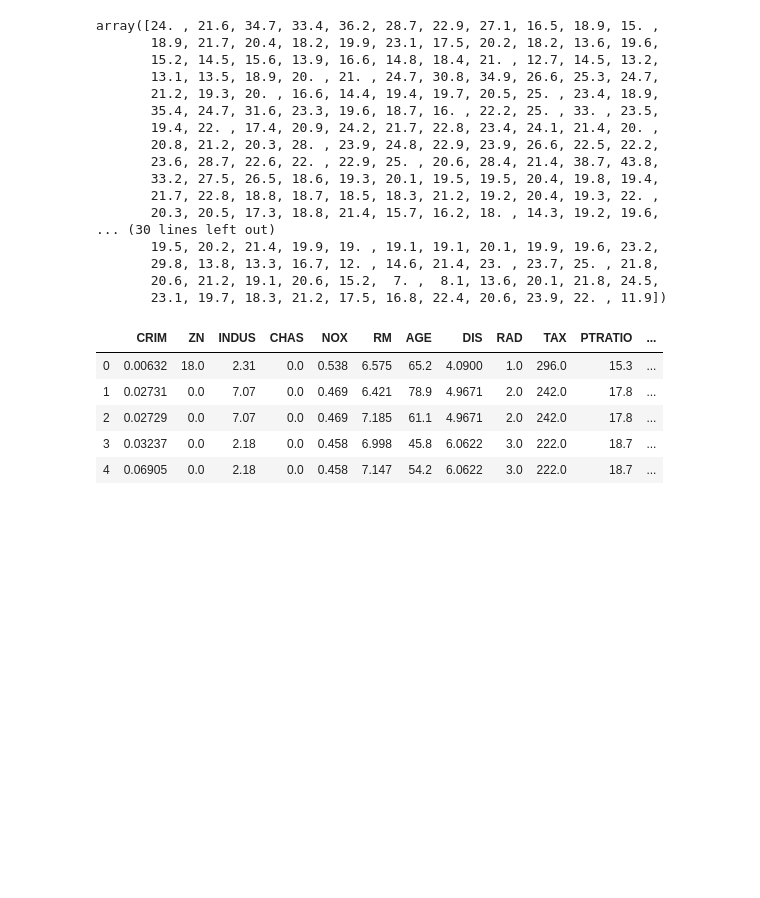
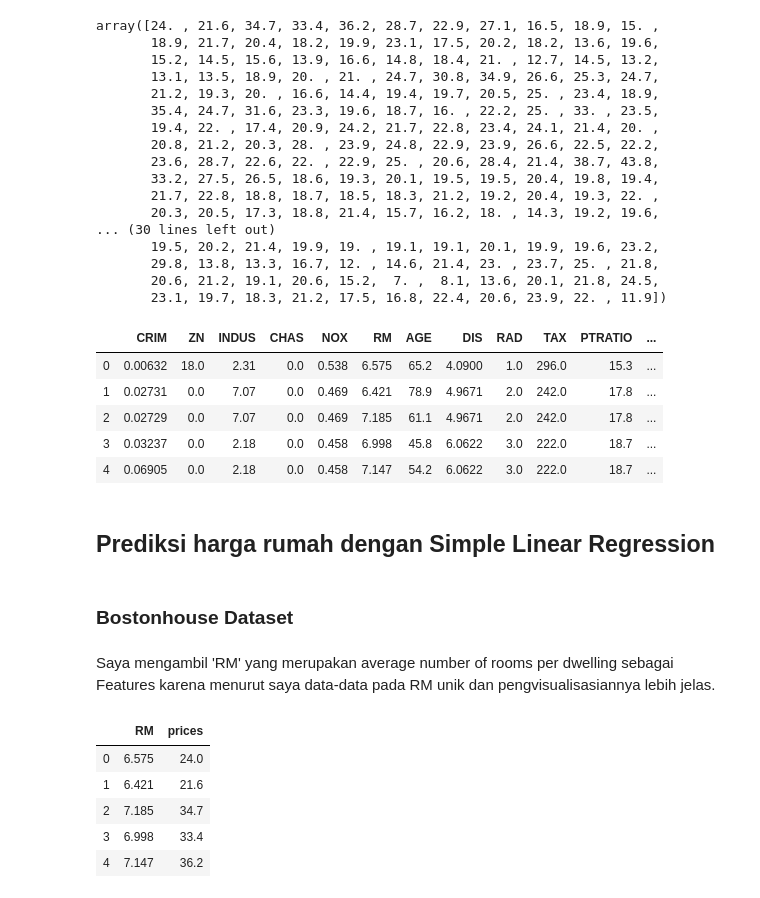
Before and after one commit to Herrscher-of-Freedom/Data-Science, a Jupyter notebook: UTS.ipynb, the cells around one changed output. Cells and saved outputs as stored; diff of their text form; code cells hidden in the pictures; blank space fills up the shorter version.

```diff
--- a/UTS.ipynb
+++ b/UTS.ipynb
@@ -111,3 +118,24 @@ df.head()
 | 2 | 0.02729 | 0.0 | 7.07 | 0.0 | 0.469 | 7.185 | 61.1 | 4.9671 | 2.0 | 242.0 | 17.8 | ... |
 | 3 | 0.03237 | 0.0 | 2.18 | 0.0 | 0.458 | 6.998 | 45.8 | 6.0622 | 3.0 | 222.0 | 18.7 | ... |
 | 4 | 0.06905 | 0.0 | 2.18 | 0.0 | 0.458 | 7.147 | 54.2 | 6.0622 | 3.0 | 222.0 | 18.7 | ... |
+# %% [markdown]
+## Prediksi harga rumah dengan Simple Linear Regression
+# %% [markdown]
+### Bostonhouse Dataset
+# %% [markdown]
+Saya mengambil 'RM' yang merupakan average number of rooms per dwelling sebagai Features karena menurut saya data-data pada RM unik dan pengvisualisasiannya lebih jelas.
+# %%
+import pandas as pd
+
+bostonhouse = {'RM': [6.575,6.421,7.185,6.998,7.147],
+         'prices': [24.0, 21.6, 34.7, 33.4, 36.2]}
+
+bostonhouse_df = pd.DataFrame(bostonhouse)
+bostonhouse_df
+# %% [output]
+|  | RM | prices |
+| 0 | 6.575 | 24.0 |
+| 1 | 6.421 | 21.6 |
+| 2 | 7.185 | 34.7 |
+| 3 | 6.998 | 33.4 |
+| 4 | 7.147 | 36.2 |
```
Also changed, not shown: parts of 31 cells of this notebook.
